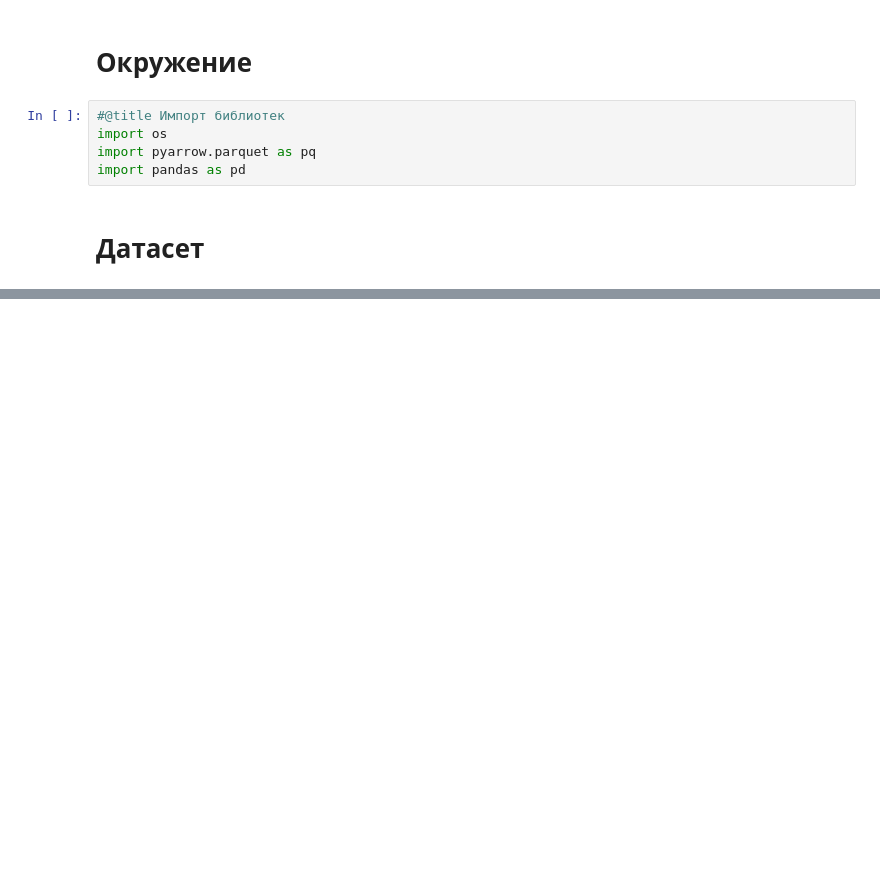
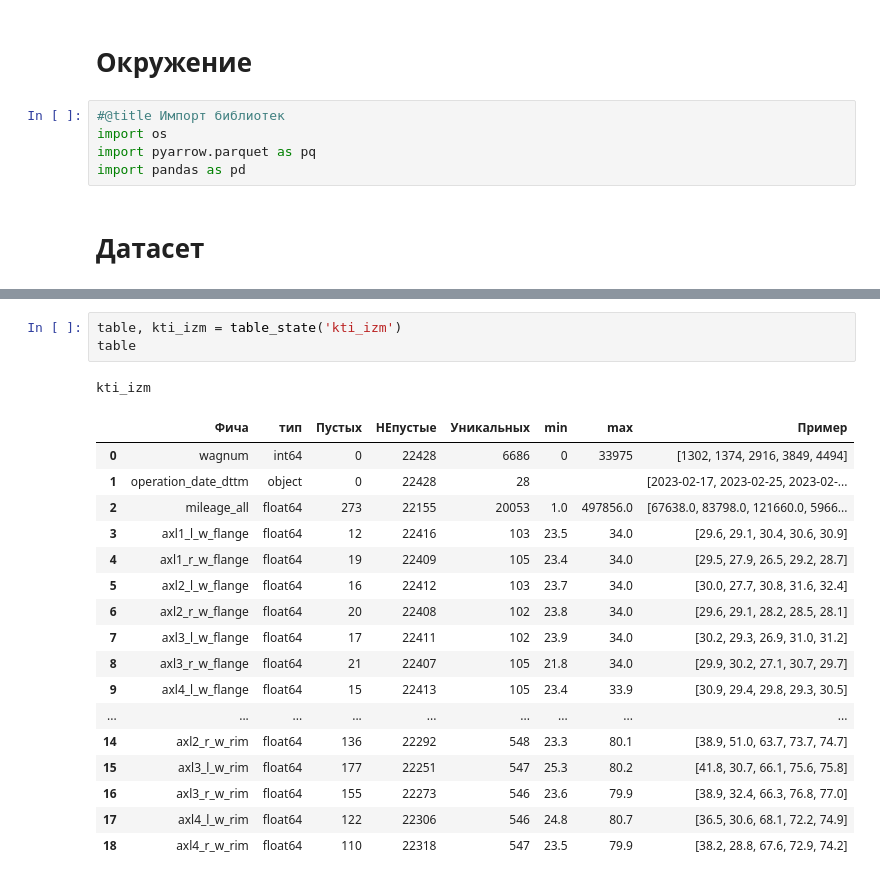
Before and after one commit to kamnsv/datawagon2, a Jupyter notebook: DataWagon_2_3_WagonWizards.ipynb, the cells around one changed output, grey strips where cells are left out. Saved outputs shown, nothing was run; the diff lists cells and outputs as text; blank space fills up the shorter version.

```diff
--- a/DataWagon_2_3_WagonWizards.ipynb
+++ b/DataWagon_2_3_WagonWizards.ipynb
@@ -40,0 +88,22 @@ df
+# %%
+table, kti_izm = table_state('kti_izm')
+table
+# %% [output]
+kti_izm
+|  | Фича | тип | Пустых | НЕпустые | Уникальных | min | max | Пример |
+| 0 | wagnum | int64 | 0 | 22428 | 6686 | 0 | 33975 | [1302, 1374, 2916, 3849, 4494] |
+| 1 | operation_date_dttm | object | 0 | 22428 | 28 |  |  | [2023-02-17, 2023-02-25, 2023-02-... |
+| 2 | mileage_all | float64 | 273 | 22155 | 20053 | 1.0 | 497856.0 | [67638.0, 83798.0, 121660.0, 5966... |
+| 3 | axl1_l_w_flange | float64 | 12 | 22416 | 103 | 23.5 | 34.0 | [29.6, 29.1, 30.4, 30.6, 30.9] |
+| 4 | axl1_r_w_flange | float64 | 19 | 22409 | 105 | 23.4 | 34.0 | [29.5, 27.9, 26.5, 29.2, 28.7] |
+| 5 | axl2_l_w_flange | float64 | 16 | 22412 | 103 | 23.7 | 34.0 | [30.0, 27.7, 30.8, 31.6, 32.4] |
+| 6 | axl2_r_w_flange | float64 | 20 | 22408 | 102 | 23.8 | 34.0 | [29.6, 29.1, 28.2, 28.5, 28.1] |
+| 7 | axl3_l_w_flange | float64 | 17 | 22411 | 102 | 23.9 | 34.0 | [30.2, 29.3, 26.9, 31.0, 31.2] |
+| 8 | axl3_r_w_flange | float64 | 21 | 22407 | 105 | 21.8 | 34.0 | [29.9, 30.2, 27.1, 30.7, 29.7] |
+| 9 | axl4_l_w_flange | float64 | 15 | 22413 | 105 | 23.4 | 33.9 | [30.9, 29.4, 29.8, 29.3, 30.5] |
+| ... | ... | ... | ... | ... | ... | ... | ... | ... |
+| 14 | axl2_r_w_rim | float64 | 136 | 22292 | 548 | 23.3 | 80.1 | [38.9, 51.0, 63.7, 73.7, 74.7] |
+| 15 | axl3_l_w_rim | float64 | 177 | 22251 | 547 | 25.3 | 80.2 | [41.8, 30.7, 66.1, 75.6, 75.8] |
+| 16 | axl3_r_w_rim | float64 | 155 | 22273 | 546 | 23.6 | 79.9 | [38.9, 32.4, 66.3, 76.8, 77.0] |
+| 17 | axl4_l_w_rim | float64 | 122 | 22306 | 546 | 24.8 | 80.7 | [36.5, 30.6, 68.1, 72.2, 74.9] |
+| 18 | axl4_r_w_rim | float64 | 110 | 22318 | 547 | 23.5 | 79.9 | [38.2, 28.8, 67.6, 72.9, 74.2] |
```
Also changed, not shown: parts of 14 cells of this notebook.
